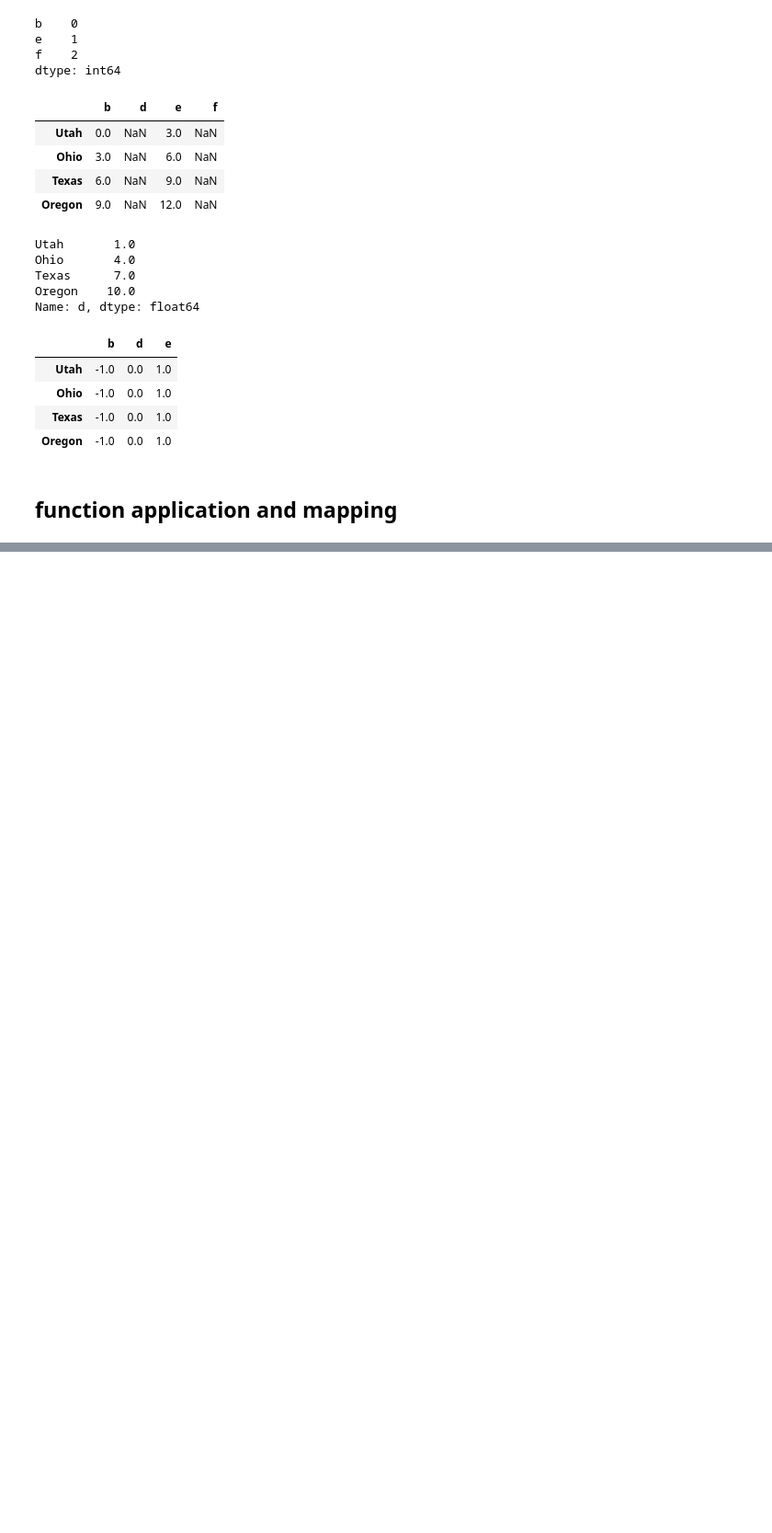
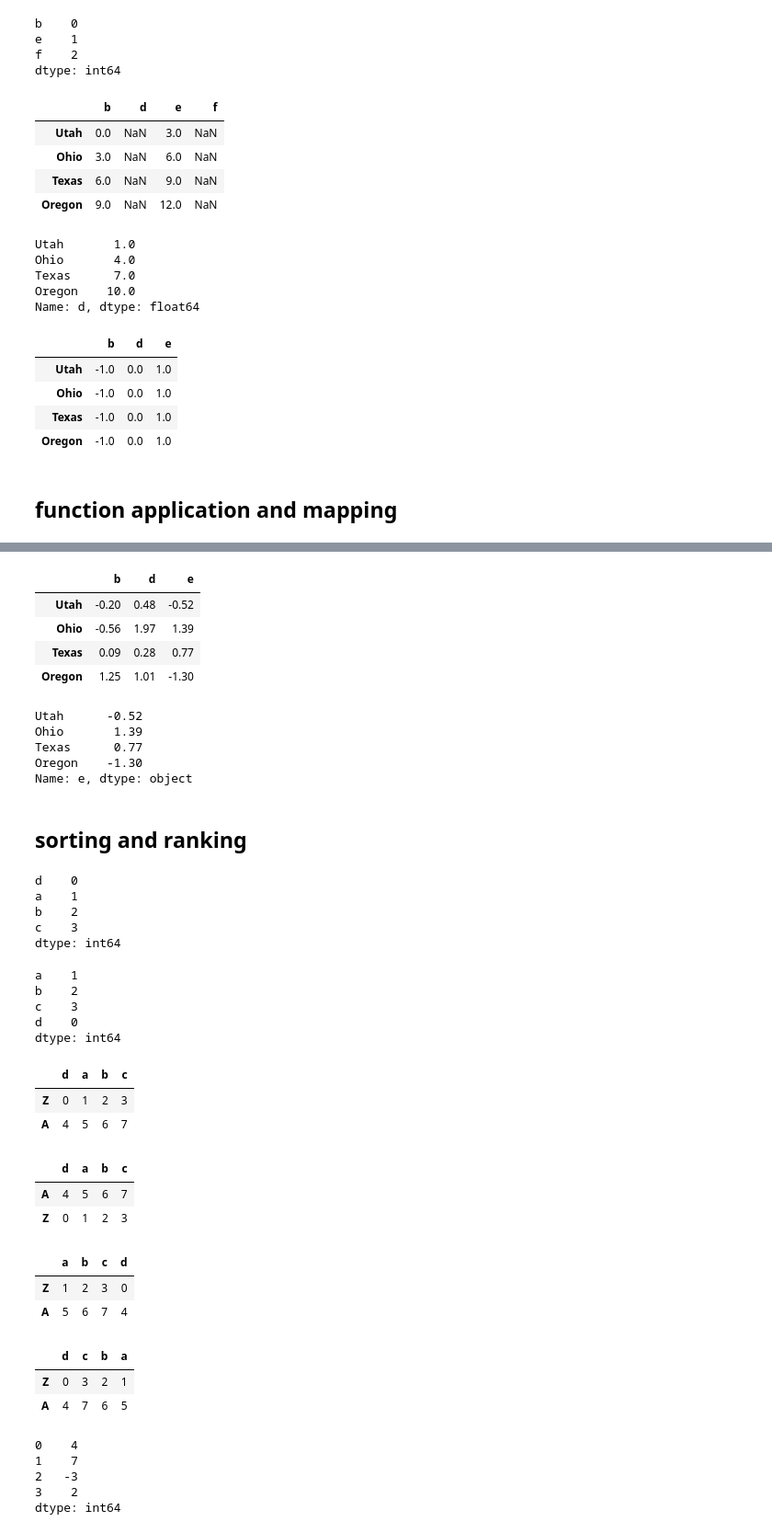
Before and after one commit to hopezh/learn_python_for_data_analysis, a Jupyter notebook: ch5_pandas.ipynb, the cells around one changed output, grey strips where cells are left out. Shown at 92% size. Saved outputs shown, nothing was run; the diff lists cells and outputs as text; code cells hidden in the pictures; blank space fills up the shorter version.

```diff
--- a/ch5_pandas.ipynb
+++ b/ch5_pandas.ipynb
@@ -1232,0 +1288,73 @@ frame.sub(series3, axis='index')
+# %%
+f_format = lambda x: '%.2f' % x
+frame.applymap(f_format)
+# %% [output]
+|  | b | d | e |
+| Utah | -0.20 | 0.48 | -0.52 |
+| Ohio | -0.56 | 1.97 | 1.39 |
+| Texas | 0.09 | 0.28 | 0.77 |
+| Oregon | 1.25 | 1.01 | -1.30 |
+# %%
+frame['e'].map(f_format)
+# %% [output]
+Utah      -0.52
+Ohio       1.39
+Texas      0.77
+Oregon    -1.30
+Name: e, dtype: object
+# %% [markdown]
+## sorting and ranking
+# %%
+obj = pd.Series(range(4), index=['d', 'a', 'b', 'c'])
+obj
+# %% [output]
+d    0
+a    1
+b    2
+c    3
+dtype: int64
+# %%
+obj.sort_index()
+# %% [output]
+a    1
+b    2
+c    3
+d    0
+dtype: int64
+# %%
+frame = pd.DataFrame(
+    np.arange(8).reshape((2, 4)),
+    index=list('ZA'),
+    columns=['d', 'a', 'b', 'c'])
+frame
+# %% [output]
+|  | d | a | b | c |
+| Z | 0 | 1 | 2 | 3 |
+| A | 4 | 5 | 6 | 7 |
+# %%
+frame.sort_index()
+# %% [output]
+|  | d | a | b | c |
+| A | 4 | 5 | 6 | 7 |
+| Z | 0 | 1 | 2 | 3 |
+# %%
+frame.sort_index(axis=1)
+# %% [output]
+|  | a | b | c | d |
+| Z | 1 | 2 | 3 | 0 |
+| A | 5 | 6 | 7 | 4 |
+# %%
+frame.sort_index(axis=1, ascending=False)
+# %% [output]
+|  | d | c | b | a |
+| Z | 0 | 3 | 2 | 1 |
+| A | 4 | 7 | 6 | 5 |
+# %%
+obj = pd.Series([4, 7, -3, 2])
+obj
+# %% [output]
+0    4
+1    7
+2   -3
+3    2
+dtype: int64
```
Also changed, not shown: parts of 20 cells of this notebook.
